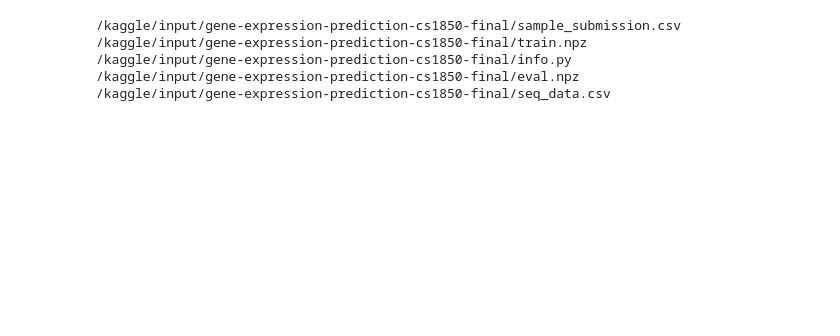
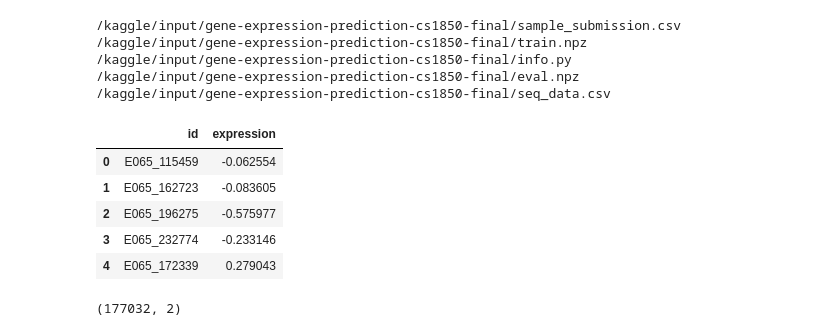
Before and after one commit to Mariambadra/Gene-Expression-prediction, a Jupyter notebook: Gene-Expression-prediction.ipynb, the cells around one changed output. Drawn from its saved outputs; the diff is of its cells as text; code cells hidden in the pictures; blank space fills up the shorter version.

```diff
--- a/Gene-Expression-prediction.ipynb
+++ b/Gene-Expression-prediction.ipynb
@@ -25 +31,17 @@ for dirname, _, filenames in os.walk('/kaggle/input'):
+# %%
+#preview submission format
+
+sub = pd.read_csv('/kaggle/input/gene-expression-prediction-cs1850-final/sample_submission.csv')
+sub.head()
+# %% [output]
+|  | id | expression |
+| 0 | E065_115459 | -0.062554 |
+| 1 | E065_162723 | -0.083605 |
+| 2 | E065_196275 | -0.575977 |
+| 3 | E065_232774 | -0.233146 |
+| 4 | E065_172339 | 0.279043 |
+# %%
+sub.shape
+# %% [output]
+(177032, 2)
 # %%
```
Also changed, not shown: parts of 27 cells of this notebook.
